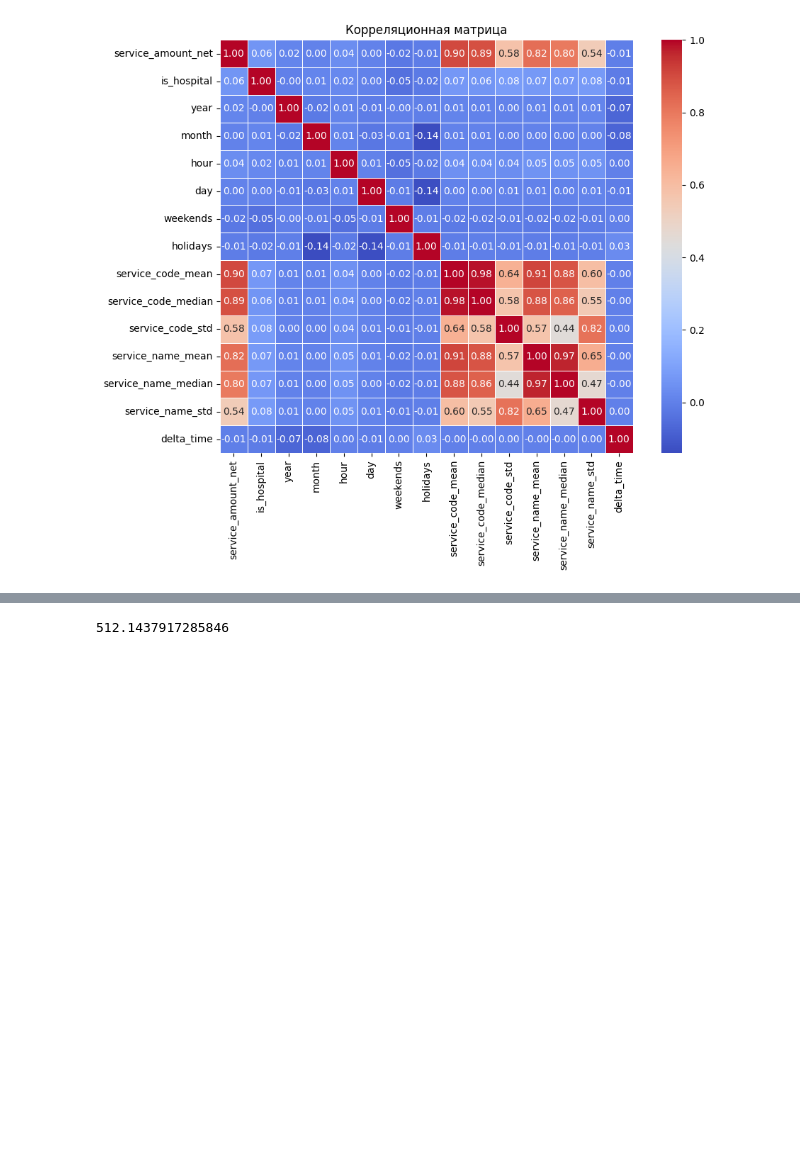
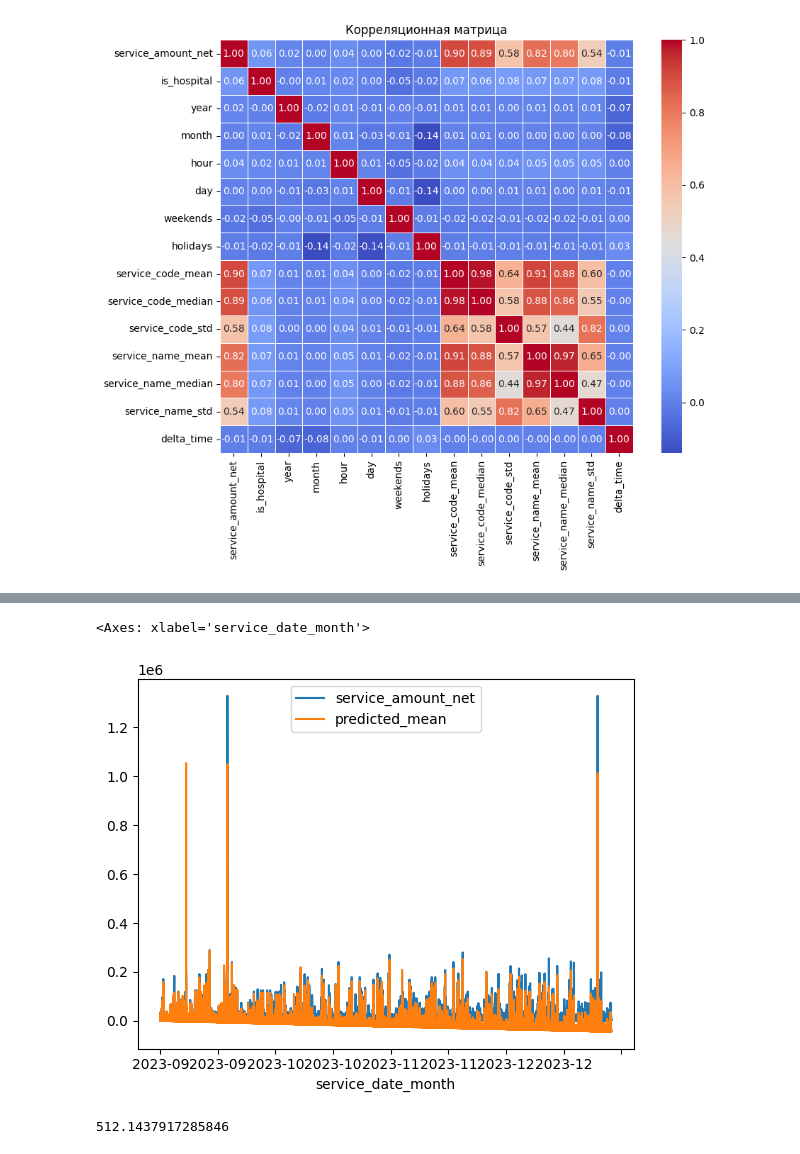
Before and after one commit to CCCXIV314/Sber, a Jupyter notebook: Sber_data_research.ipynb, the cells around one changed output, grey strips where cells are left out. Drawn from its saved outputs; the diff is of its cells as text; code cells hidden in the pictures; blank space fills up the shorter version.

```diff
--- a/Sber_data_research.ipynb
+++ b/Sber_data_research.ipynb
@@ -436,10 +438,29 @@ data_linear.head()
 # %%
-X_train = data_linear[:866257]
-X_test = data_linear[866257:]
-mod = SARIMAX(X_train['service_amount_net'], order=(1,1,1), season_order=(2,0,0,12))
+unique_months = data_linear.index.unique()
+X_train = data_linear.loc[unique_months[:20]]
+X_test = data_linear.loc[unique_months[-4:]]
+
+y_train = X_train['service_amount_net']
+y_test = X_test['service_amount_net']
+
+X_train_ex=X_train[['patient_id',	'service_code',	'service_name',	'is_hospital', 'year', 'month', 'hour', 'day', 'weekday_name', 'weekends', 'holidays', 'service_code_mean', 'delta_seconds']]
+X_test_ex=X_test[['patient_id',	'service_code',	'service_name',	'is_hospital', 'year', 'month', 'hour', 'day', 'weekday_name', 'weekends', 'holidays', 'service_code_mean', 'delta_seconds']]
+
+mod = SARIMAX(y_train,
+              exog=X_train_ex,
+              order=(1,1,1),
+              season_order=(2,1,1,12))
+
 res = mod.fit()
+
 start = len(X_train)
 end = len(X_train) + len(X_test) - 1
-prediction = res.predict(start, end)
+prediction = res.predict(start, end, exog=X_test_ex)
+
+prediction.index = X_test.index
+
 ax = X_test['service_amount_net'].plot(legend=True)
-prediction.plot(legend=True)
+prediction.plot(legend=True, ax=ax)
+# %% [output]
+<Axes: xlabel='service_date_month'>
+[figure, added]
```
Also changed, not shown: parts of 15 cells of this notebook.
